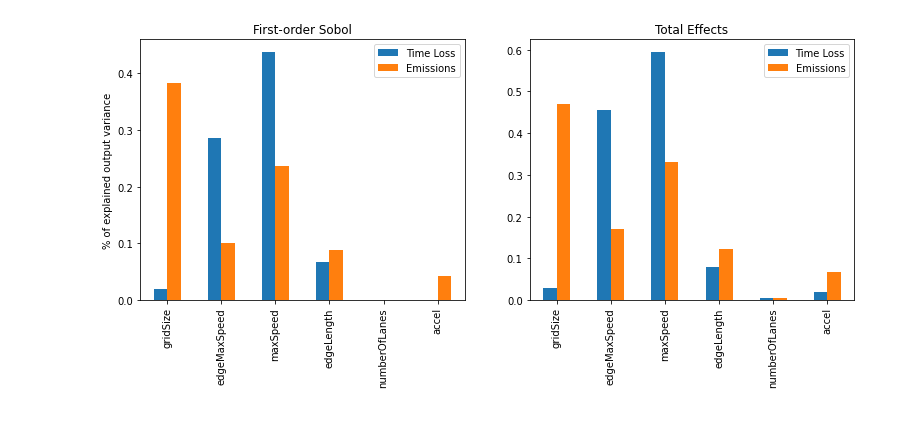
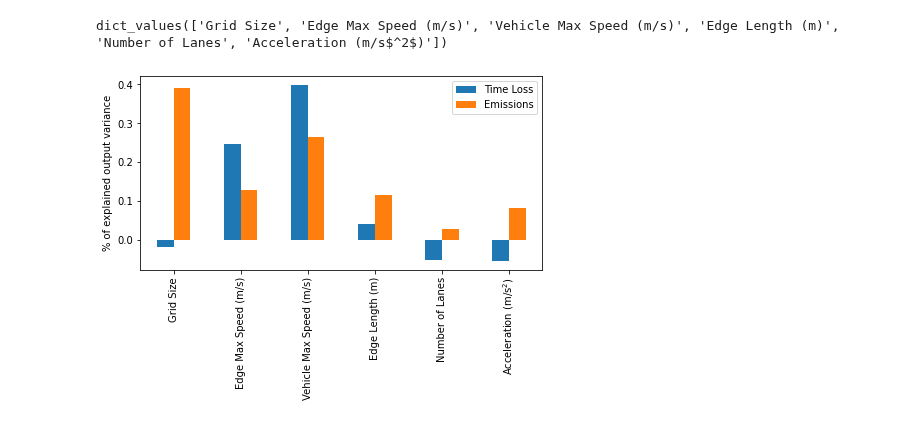
Before and after one commit to MatteoBettini/TrafficEmu, a Jupyter notebook: sensitivity_analysis/model_based_monte_carlo.ipynb, the cells around one changed output. Drawn from its saved outputs; the diff is of its cells as text; code cells hidden in the pictures.

Commit message:
SA better graphs

```diff
--- a/sensitivity_analysis/model_based_monte_carlo.ipynb
+++ b/sensitivity_analysis/model_based_monte_carlo.ipynb
@@ -3,9 +3,14 @@ import experimental_design.config as config
 parameter_space = config.get_parameter_space()
 # %%
 def to_single_value_dict(d: dict) -> dict:
-    for k in d.keys():
-        d[k] = d[k][0]
+    for (k, n) in list(zip(d.keys(), config.cfg.NAMES.values())):
+        d[n] = d[k][0]
+        del d[k]
     return d
+# %%
+print(config.cfg.NAMES.values())
+# %% [output]
+dict_values(['Grid Size', 'Edge Max Speed (m/s)', 'Vehicle Max Speed (m/s)', 'Edge Length (m)', 'Number of Lanes', 'Acceleration (m/s$^2$)'])
 # %%
 import pickle
 
@@ -25,7 +30,7 @@ elif ivr:
 # %%
 from emukit.sensitivity.monte_carlo import MonteCarloSensitivity
 
-num_monte_carlo_points=500000
+num_monte_carlo_points=10000#500000
 
 timeloss_sensitivity_sumo=MonteCarloSensitivity(model=timeloss_emukit_model, input_domain=parameter_space)
 timeloss_main_effects, timeloss_total_effects, _ = timeloss_sensitivity_sumo.compute_effects(num_monte_carlo_points=num_monte_carlo_points)
@@ -44,15 +49,12 @@ total_effects_dict = {
 # %%
 import pandas as pd
 import matplotlib.pyplot as plt
 
-fig, (ax1, ax2) = plt.subplots(1, 2, figsize=[6.4 * 2, 4.8])
-pd.DataFrame(main_effects_dict).plot.bar(ax=ax1)
-ax1.set_title('First-order Sobol')
-ax1.set_ylabel('% of explained output variance')
-pd.DataFrame(total_effects_dict).plot.bar(ax=ax2)
-ax2.set_title('Total Effects')
-# ax2.set_ylabel('% of explained output variance')
-plt.subplots_adjust(hspace=0.3)
-fig.show()
+fig, ax = plt.subplots(figsize=(6.4, 4.8))
+pd.DataFrame(main_effects_dict).plot.bar(ax=ax)
+# ax1.set_title('First-order Sobol')
+ax.set_ylabel('% of explained output variance')
+fig.tight_layout()
+fig.savefig('main_effects.pdf', format='pdf')
 # %% [output]
-[figure, old version]
+[figure, new version]
```
Also changed, not shown: parts of 1 cell of this notebook, 4 other files.
